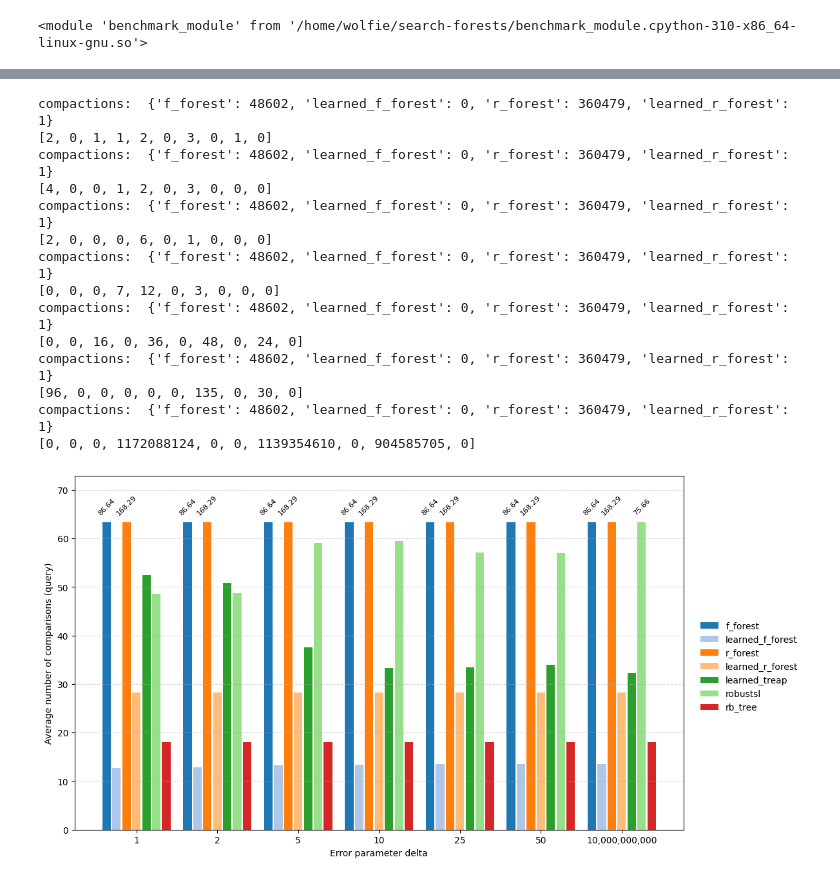
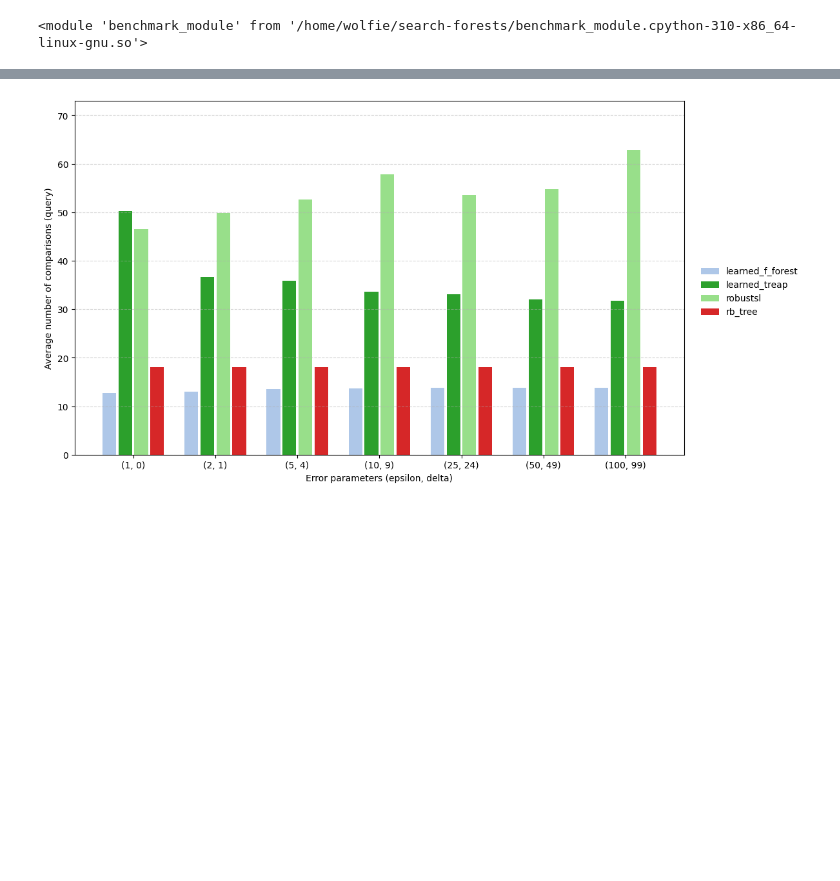
Before and after one commit to Wolfiej-k/search-forests, a Jupyter notebook: experiments.ipynb, the cells around one changed output, grey strips where cells are left out. Cells and saved outputs as stored; diff of their text form; code cells hidden in the pictures; blank space fills up the shorter version.

```diff
--- a/experiments.ipynb
+++ b/experiments.ipynb
@@ -20,3 +22,8 @@ PRED_DELTA = 1
 GEN = RandomEngine(seed=42)
+# %%
+import seaborn as sns
+
+structures = ["f_forest", "learned_f_forest", "r_forest", "learned_r_forest", "learned_treap", "robustsl", "rb_tree"]
+structure_colors = {s: c for s, c in zip(structures, sns.color_palette("tab20", len(structures)))}
 # %%
 import matplotlib.pyplot as plt
@@ -101,6 +108,6 @@ def run_key_experiments(num_keys_options, num_queries, alpha, delta, gen):
 
     plot_res(num_keys_options, structures, query_stats, insert_stats, x_label, y_label, True)
 # %%
-num_keys_options = [1_000, 5_000, 10_000, 50_000, 100_000, 500_000, 1_000_000]
-run_key_experiments(num_keys_options, NUM_QUERIES, ZIPF_ALPHA, PRED_DELTA, GEN)
+num_keys_options = [1_000, 5_000, 10_000, 50_000, 100_000]
+run_key_experiments(num_keys_options, NUM_QUERIES, ZIPF_ALPHA, PRED_EPSILON, PRED_DELTA, GEN)
 # %% [output]
@@ -127,4 +133,4 @@ def run_alpha_experiments(num_keys, num_queries, alpha_options, delta, gen):
 # %%
 alpha_options = [1., 1.25, 1.5, 2., 3., 5., 10.]
-run_alpha_experiments(NUM_KEYS, NUM_QUERIES, alpha_options, PRED_DELTA, GEN)
+run_alpha_experiments(NUM_KEYS, NUM_QUERIES, alpha_options, PRED_EPSILON, PRED_DELTA, GEN)
 # %% [output]
@@ -132,40 +138,29 @@ run_alpha_experiments(NUM_KEYS, NUM_QUERIES, alpha_options, PRED_DELTA, GEN)
 # %%
-def run_delta_experiments(num_keys, num_queries, alpha, delta_options, gen):
+def run_freq_error_experiments(num_keys, num_queries, alpha, error_options, gen):
     query_stats = {}
-    insert_stats = {}
 
     queries = generate_zipf_queries(num_keys, num_queries, alpha, gen)
-    for delta in delta_options:
-        frequencies = generate_noisy_frequencies(queries, num_keys, delta, gen)
-        accesses = generate_noisy_accesses(queries, num_keys, delta, gen)
-        out = benchmark(queries, frequencies, accesses, gen)
+    perf_epsilon, perf_delta = error_options[0]
 
-        query_stats[delta] = out["queries"]["comparisons"]
-        insert_stats[delta] = out["inserts"]["comparisons"]
-        print("compactions: ", out["queries"]["compactions"], flush=True)
-        print(frequencies[0:10], flush=True)
+    for error in error_options:
+        epsilon, delta = error
+        frequencies = generate_noisy_frequencies(queries, num_keys, epsilon, delta, gen)
+        ranks = generate_noisy_ranks(frequencies, perf_epsilon, perf_delta, gen)
+        accesses = generate_noisy_accesses(queries, num_keys, perf_epsilon, perf_delta, gen)
+        out = benchmark(queries, frequencies, ranks, accesses, gen)
 
-    structures = list(query_stats[delta_options[0]].keys())
-    x_label = "Error parameter delta"
+        query_stats[error] = out["queries"]["comparisons"]
+        del query_stats[error]["f_forest"]
+        del query_stats[error]["r_forest"]
+        del query_stats[error]["learned_r_forest"]
+
+    structures = list(query_stats[error_options[0]].keys())
+    x_label = "Error parameters (epsilon, delta)"
     y_label = f"Average number of comparisons"
 
-    plot_res(delta_options, structures, query_stats, insert_stats, x_label, y_label)
+    plot_res(error_options, structures, query_stats, None, x_label, y_label)
 # %%
-delta_options = [1, 2, 5, 10, 25, 50, 10000000000]
-run_delta_experiments(NUM_KEYS, NUM_QUERIES, ZIPF_ALPHA, delta_options, GEN)
+error_options = [(1, 0), (2, 1), (5, 4), (10, 9), (25, 24), (50, 49), (100, 99)]
+run_freq_error_experiments(NUM_KEYS, NUM_QUERIES, ZIPF_ALPHA, error_options, GEN)
 # %% [output]
-compactions:  {'f_forest': 48602, 'learned_f_forest': 0, 'r_forest': 360479, 'learned_r_forest': 1}
-[2, 0, 1, 1, 2, 0, 3, 0, 1, 0]
-compactions:  {'f_forest': 48602, 'learned_f_forest': 0, 'r_forest': 360479, 'learned_r_forest': 1}
-[4, 0, 0, 1, 2, 0, 3, 0, 0, 0]
-compactions:  {'f_forest': 48602, 'learned_f_forest': 0, 'r_forest': 360479, 'learned_r_forest': 1}
-[2, 0, 0, 0, 6, 0, 1, 0, 0, 0]
-compactions:  {'f_forest': 48602, 'learned_f_forest': 0, 'r_forest': 360479, 'learned_r_forest': 1}
-[0, 0, 0, 7, 12, 0, 3, 0, 0, 0]
-compactions:  {'f_forest': 48602, 'learned_f_forest': 0, 'r_forest': 360479, 'learned_r_forest': 1}
-[0, 0, 16, 0, 36, 0, 48, 0, 24, 0]
-compactions:  {'f_forest': 48602, 'learned_f_forest': 0, 'r_forest': 360479, 'learned_r_forest': 1}
-[96, 0, 0, 0, 0, 0, 135, 0, 30, 0]
-compactions:  {'f_forest': 48602, 'learned_f_forest': 0, 'r_forest': 360479, 'learned_r_forest': 1}
-[0, 0, 0, 1172088124, 0, 0, 1139354610, 0, 904585705, 0]
-[figure, old version]
+[figure, new version]
```
Also changed, not shown: parts of 7 cells of this notebook, 2 other files.
